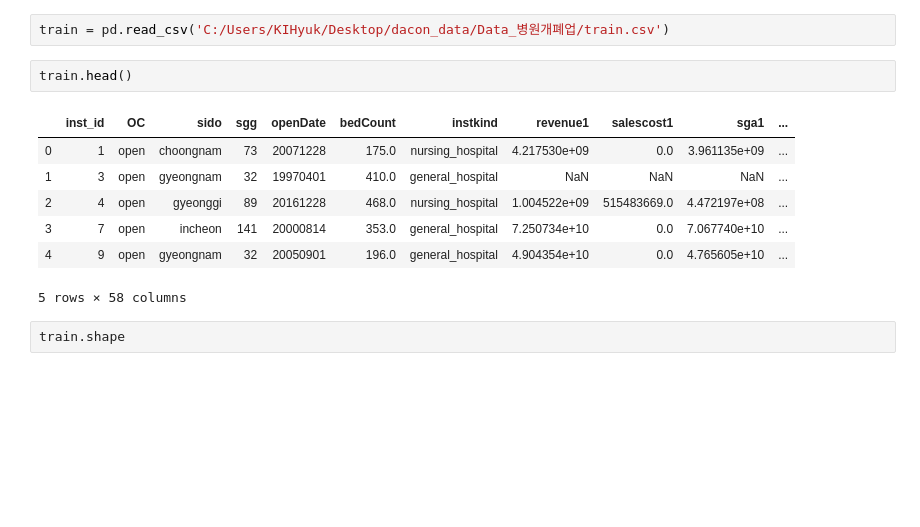
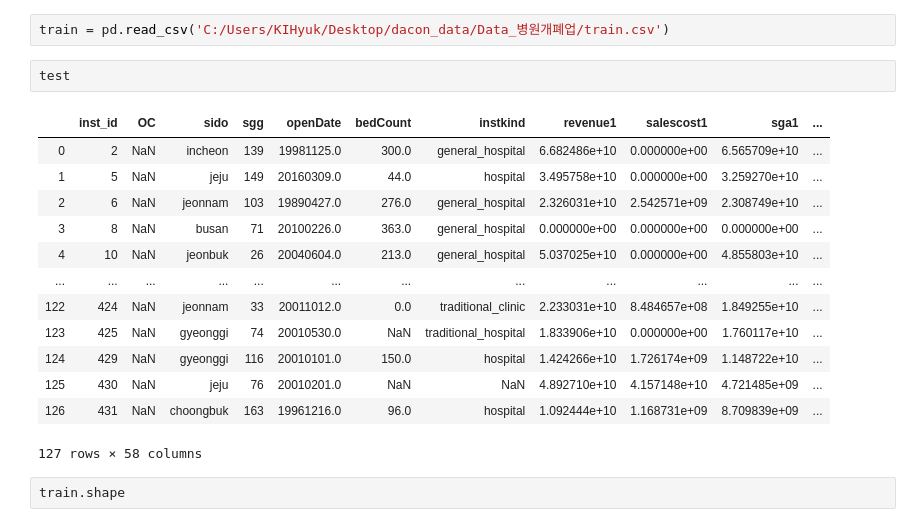
Before and after one commit to bill7845/jupyter_repo, a Jupyter notebook: jupyter_CODE/병원개폐업예측모델링/병원개폐업예측 모델링_3.ipynb, the cells around one changed output. Drawn from its saved outputs; the diff is of its cells as text; blank space fills up the shorter version.

```diff
--- a/jupyter_CODE/병원개폐업예측모델링/병원개폐업예측 모델링_3.ipynb
+++ b/jupyter_CODE/병원개폐업예측모델링/병원개폐업예측 모델링_3.ipynb
@@ -110,16 +110,22 @@ warnings.filterwarnings('ignore')
 '%.3f'
 # %%
 train = pd.read_csv('C:/Users/KIHyuk/Desktop/dacon_data/Data_병원개폐업/train.csv')
-# %%
-train.head()
-# %% [output]
-|  | inst_id | OC | sido | sgg | openDate | bedCount | instkind | revenue1 | salescost1 | sga1 | ... |
-| 0 | 1 | open | choongnam | 73 | 20071228 | 175.0 | nursing_hospital | 4.217530e+09 | 0.0 | 3.961135e+09 | ... |
-| 1 | 3 | open | gyeongnam | 32 | 19970401 | 410.0 | general_hospital | NaN | NaN | NaN | ... |
-| 2 | 4 | open | gyeonggi | 89 | 20161228 | 468.0 | nursing_hospital | 1.004522e+09 | 515483669.0 | 4.472197e+08 | ... |
-| 3 | 7 | open | incheon | 141 | 20000814 | 353.0 | general_hospital | 7.250734e+10 | 0.0 | 7.067740e+10 | ... |
-| 4 | 9 | open | gyeongnam | 32 | 20050901 | 196.0 | general_hospital | 4.904354e+10 | 0.0 | 4.765605e+10 | ... |
-5 rows × 58 columns
+# %%
+test
+# %% [output]
+|  | inst_id | OC | sido | sgg | openDate | bedCount | instkind | revenue1 | salescost1 | sga1 | ... |
+| 0 | 2 | NaN | incheon | 139 | 19981125.0 | 300.0 | general_hospital | 6.682486e+10 | 0.000000e+00 | 6.565709e+10 | ... |
+| 1 | 5 | NaN | jeju | 149 | 20160309.0 | 44.0 | hospital | 3.495758e+10 | 0.000000e+00 | 3.259270e+10 | ... |
+| 2 | 6 | NaN | jeonnam | 103 | 19890427.0 | 276.0 | general_hospital | 2.326031e+10 | 2.542571e+09 | 2.308749e+10 | ... |
+| 3 | 8 | NaN | busan | 71 | 20100226.0 | 363.0 | general_hospital | 0.000000e+00 | 0.000000e+00 | 0.000000e+00 | ... |
+| 4 | 10 | NaN | jeonbuk | 26 | 20040604.0 | 213.0 | general_hospital | 5.037025e+10 | 0.000000e+00 | 4.855803e+10 | ... |
+| ... | ... | ... | ... | ... | ... | ... | ... | ... | ... | ... | ... |
+| 122 | 424 | NaN | jeonnam | 33 | 20011012.0 | 0.0 | traditional_clinic | 2.233031e+10 | 8.484657e+08 | 1.849255e+10 | ... |
+| 123 | 425 | NaN | gyeonggi | 74 | 20010530.0 | NaN | traditional_hospital | 1.833906e+10 | 0.000000e+00 | 1.760117e+10 | ... |
+| 124 | 429 | NaN | gyeonggi | 116 | 20010101.0 | 150.0 | hospital | 1.424266e+10 | 1.726174e+09 | 1.148722e+10 | ... |
+| 125 | 430 | NaN | jeju | 76 | 20010201.0 | NaN | NaN | 4.892710e+10 | 4.157148e+10 | 4.721485e+09 | ... |
+| 126 | 431 | NaN | choongbuk | 163 | 19961216.0 | 96.0 | hospital | 1.092444e+10 | 1.168731e+09 | 8.709839e+09 | ... |
+127 rows × 58 columns
 # %%
 train.shape
 # %% [output]
```
Also changed, not shown: parts of 13 cells of this notebook.
